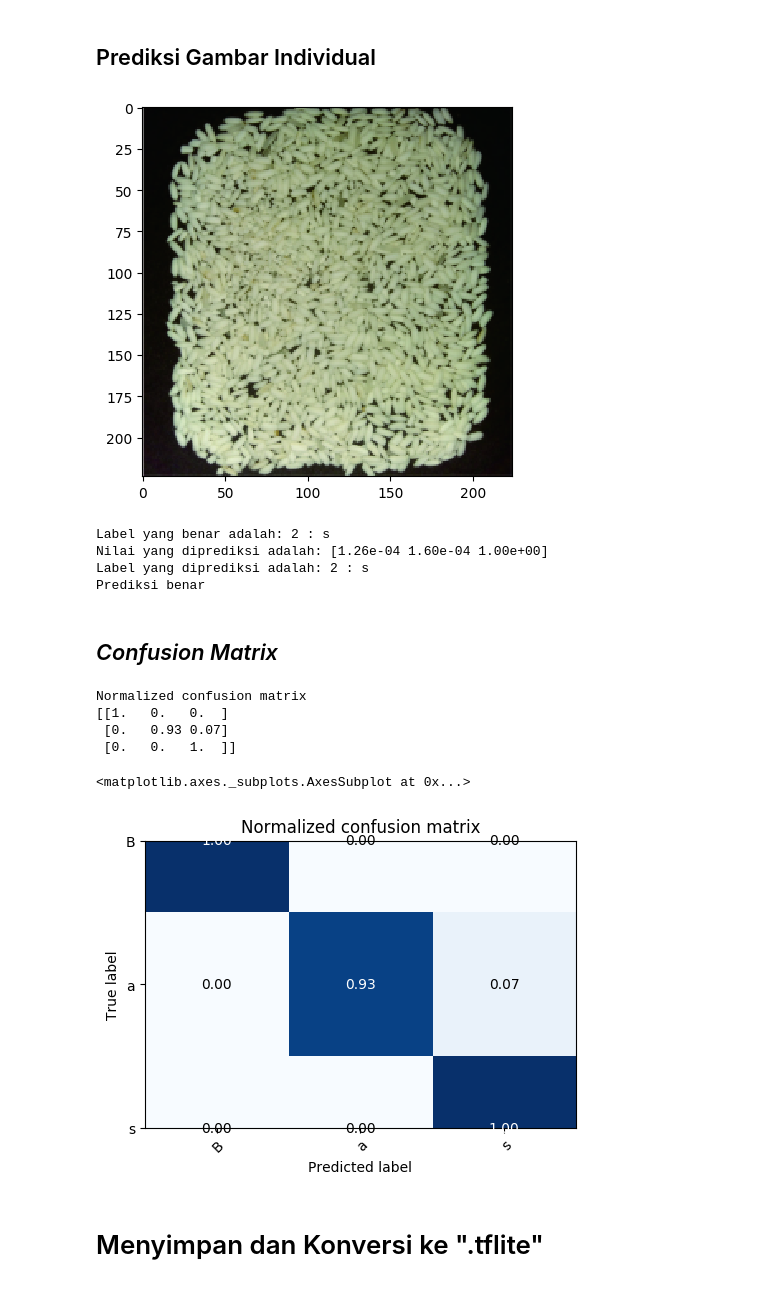
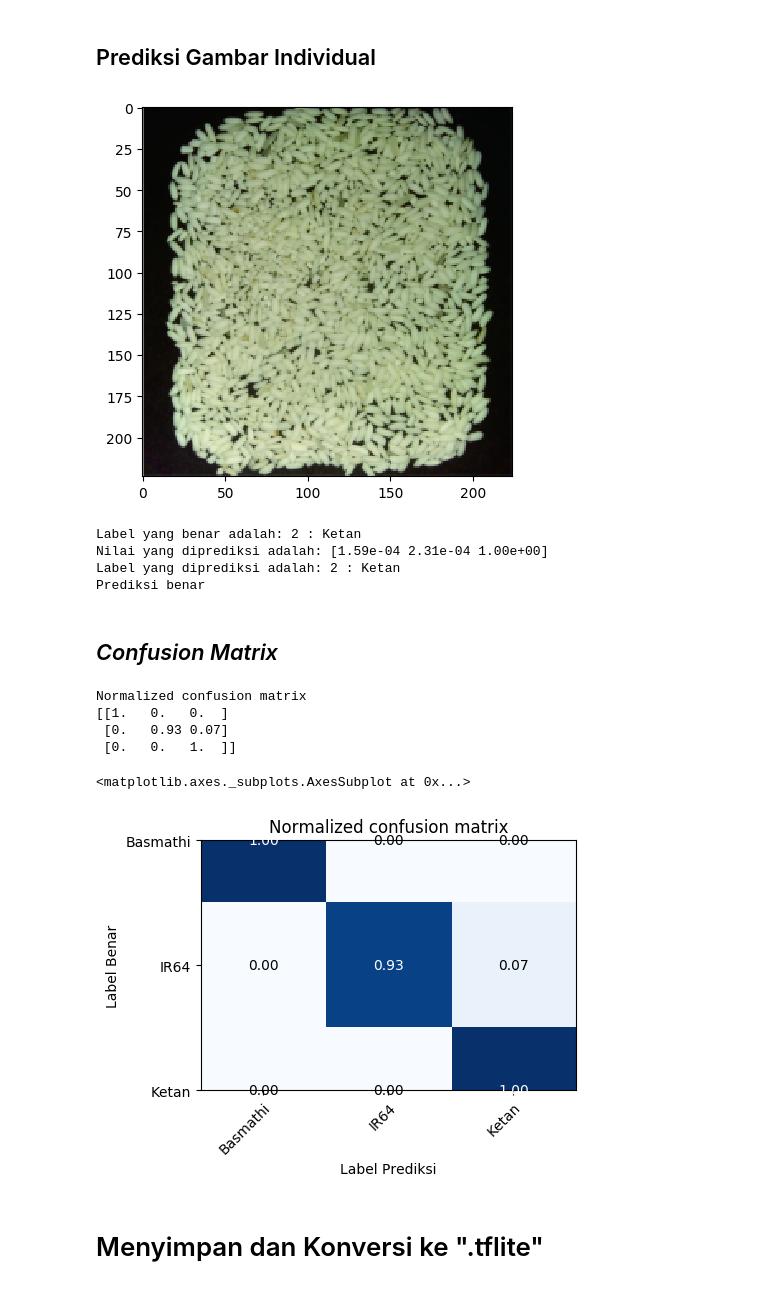
Before and after one commit to Soedirman-Machine-Learning/rice-varieties-classification, a Jupyter notebook: Klasifikasi Jenis Beras VGG-16Net.ipynb, the cells around one changed output. Saved outputs shown, nothing was run; the diff lists cells and outputs as text; code cells hidden in the pictures.

```diff
--- a/Klasifikasi Jenis Beras VGG-16Net.ipynb
+++ b/Klasifikasi Jenis Beras VGG-16Net.ipynb
@@ -146,10 +146,10 @@ Bentuk array dari dataset test (pengujian) adalah: (45, 224, 224, 3) (45,)
 # %%
 print (train_generator.class_indices)
 
-labels = '\n'.join(sorted(train_generator.class_indices.keys()))
+labels_txt = '\n'.join(sorted(train_generator.class_indices.keys()))
 
 with open('labels.txt', 'w') as f:
-  f.write(labels)
+  f.write(labels_txt)
 # %% [output]
 {'Basmathi': 0, 'IR64': 1, 'Ketan': 2}
 # %%
@@ -381,9 +366,9 @@ else:
     print("Prediksi salah")
 # %% [output]
 [figure]
-Label yang benar adalah: 2 : s
-Nilai yang diprediksi adalah: [1.26e-04 1.60e-04 1.00e+00]
-Label yang diprediksi adalah: 2 : s
+Label yang benar adalah: 2 : Ketan
+Nilai yang diprediksi adalah: [1.59e-04 2.31e-04 1.00e+00]
+Label yang diprediksi adalah: 2 : Ketan
 Prediksi benar
 # %% [markdown]
 ## *Confusion Matrix*
@@ -426,36 +411,36 @@ def plot_confusion_matrix(y_true, y_pred, classes,
            # ... and label them with the respective list entries
            xticklabels=classes, yticklabels=classes,
            title=title,
-           ylabel='True label',
-           xlabel='Predicted label')
+           ylabel='Label Benar',
+           xlabel='Label Prediksi')
 
     # Rotate the tick labels and set their alignment.
     plt.setp(ax.get_xticklabels(), rotation=45, ha="right",
              rotation_mode="anchor")
 
     # Loop over data dimensions and create text annotations.
     fmt = '.2f' if normalize else 'd'
     thresh = cm.max() / 2.
     for i in range(cm.shape[0]):
         for j in range(cm.shape[1]):
             ax.text(j, i, format(cm[i, j], fmt),
                     ha="center", va="center",
                     color="white" if cm[i, j] > thresh else "black")
     fig.tight_layout()
     return ax
 
 
 np.set_printoptions(precision=2)
 
 plot_confusion_matrix(y_true, y_pred, classes=labels, normalize=True,
                       title='Normalized confusion matrix')
 # %% [output]
 Normalized confusion matrix
 [[1.   0.   0.  ]
  [0.   0.93 0.07]
  [0.   0.   1.  ]]
 <matplotlib.axes._subplots.AxesSubplot at 0x...>
-[figure, old version]
+[figure, new version]
 # %% [markdown]
 # Menyimpan dan Konversi ke ".tflite"
 # %% [markdown]
```
Also changed, not shown: parts of 5 cells of this notebook.
